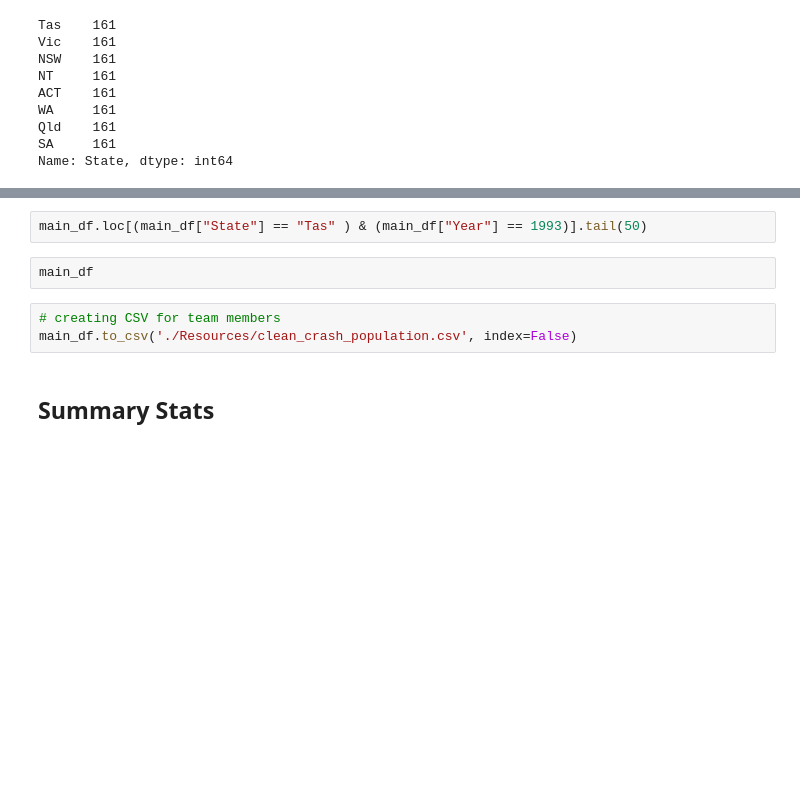
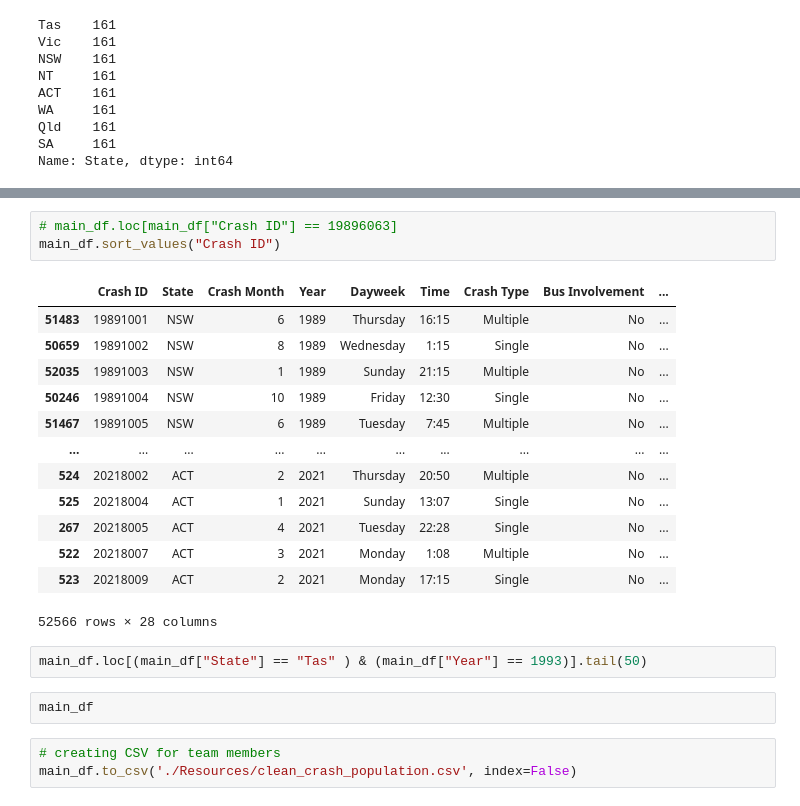
Before and after one commit to kpellas/Project_1, a Jupyter notebook: Main.ipynb, the cells around one changed output, grey strips where cells are left out. Cells and saved outputs as stored; diff of their text form; blank space fills up the shorter version.

```diff
--- a/Main.ipynb
+++ b/Main.ipynb
@@ -388,9 +405,24 @@ main_df.tail(20)
+# %%
+# main_df.loc[main_df["Crash ID"] == 19896063]
+main_df.sort_values("Crash ID")
+# %% [output]
+|  | Crash ID | State | Crash Month | Year | Dayweek | Time | Crash Type | Bus Involvement | ... |
+| 51483 | 19891001 | NSW | 6 | 1989 | Thursday | 16:15 | Multiple | No | ... |
+| 50659 | 19891002 | NSW | 8 | 1989 | Wednesday | 1:15 | Single | No | ... |
+| 52035 | 19891003 | NSW | 1 | 1989 | Sunday | 21:15 | Multiple | No | ... |
+| 50246 | 19891004 | NSW | 10 | 1989 | Friday | 12:30 | Single | No | ... |
+| 51467 | 19891005 | NSW | 6 | 1989 | Tuesday | 7:45 | Multiple | No | ... |
+| ... | ... | ... | ... | ... | ... | ... | ... | ... | ... |
+| 524 | 20218002 | ACT | 2 | 2021 | Thursday | 20:50 | Multiple | No | ... |
+| 525 | 20218004 | ACT | 1 | 2021 | Sunday | 13:07 | Single | No | ... |
+| 267 | 20218005 | ACT | 4 | 2021 | Tuesday | 22:28 | Single | No | ... |
+| 522 | 20218007 | ACT | 3 | 2021 | Monday | 1:08 | Multiple | No | ... |
+| 523 | 20218009 | ACT | 2 | 2021 | Monday | 17:15 | Single | No | ... |
+52566 rows × 28 columns
 # %%
 main_df.loc[(main_df["State"] == "Tas" ) & (main_df["Year"] == 1993)].tail(50)
-# %%
-main_df
+# %%
+main_df
 # %%
 # creating CSV for team members
 main_df.to_csv('./Resources/clean_crash_population.csv', index=False)
-# %% [markdown]
-## Summary Stats
```
Also changed, not shown: parts of 26 cells of this notebook.
